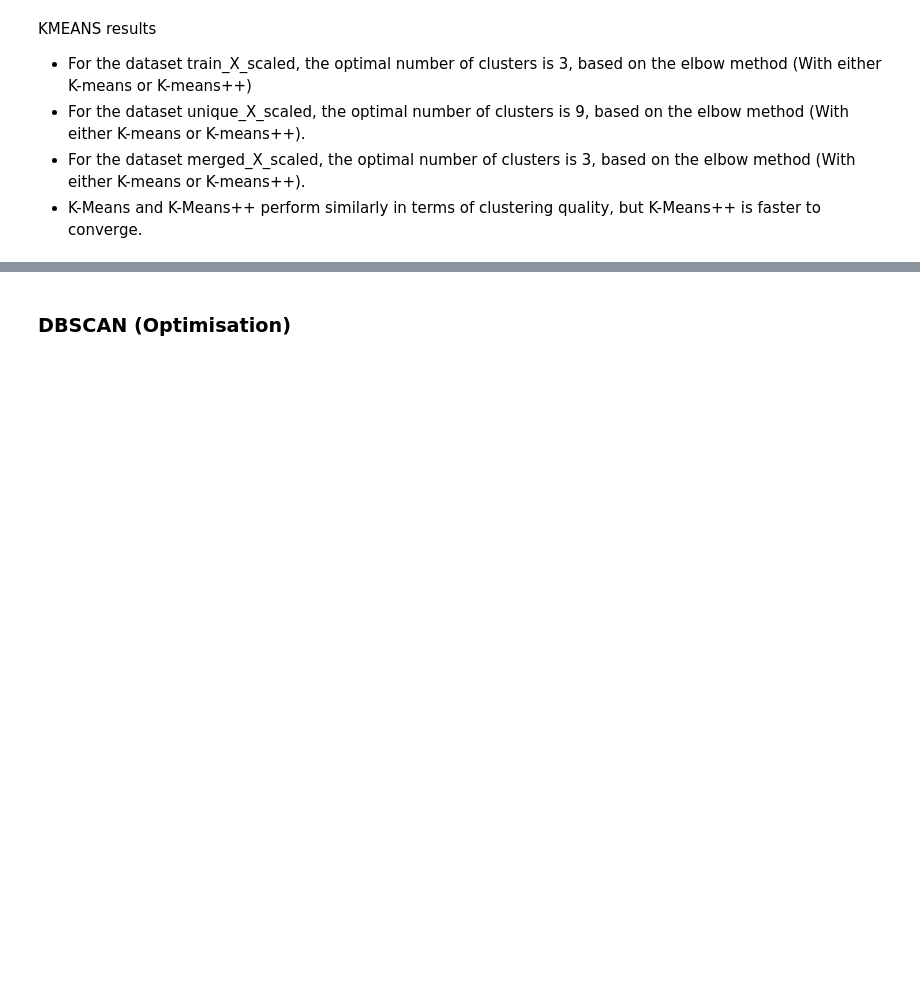
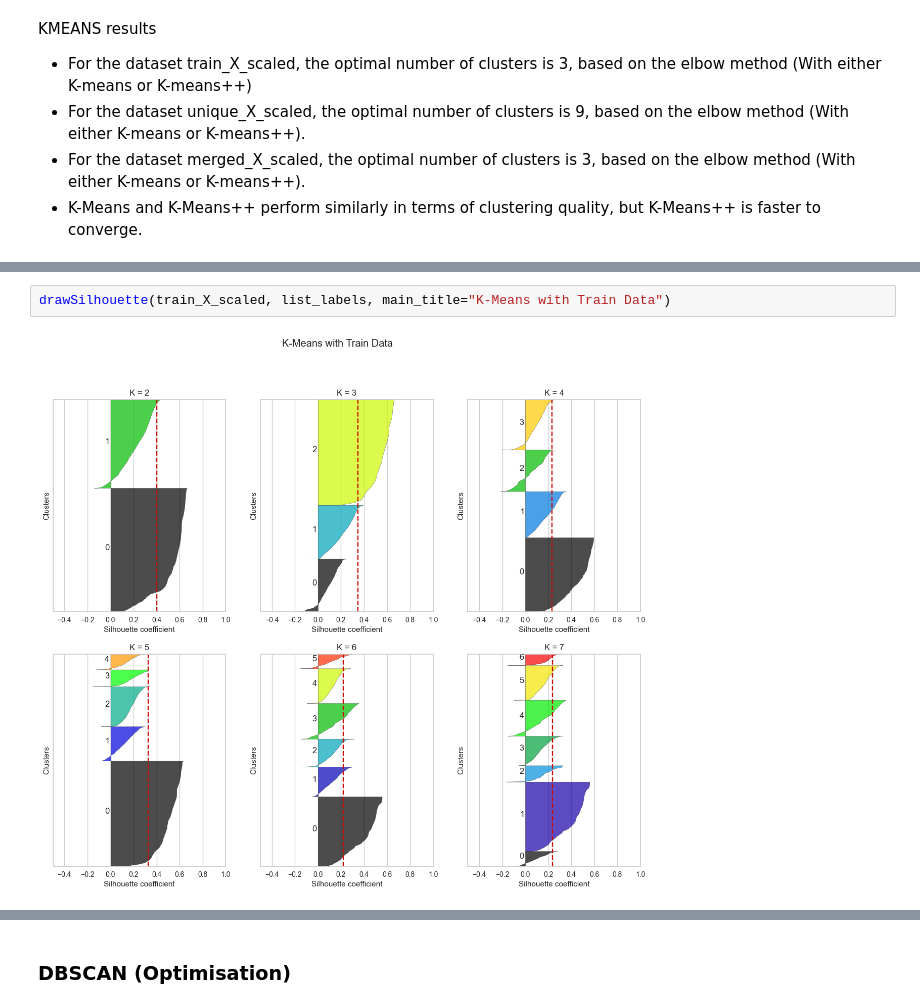
Before and after one commit to AntunesCSR/DM_Group_Project, a Jupyter notebook: HA3/HA3_Marcia.ipynb, the cells around one changed output, grey strips where cells are left out. Cells and saved outputs as stored; diff of their text form; blank space fills up the shorter version.

```diff
--- a/HA3/HA3_Marcia.ipynb
+++ b/HA3/HA3_Marcia.ipynb
@@ -551,0 +749,4 @@ KMEANS results
+# %%
+drawSilhouette(train_X_scaled, list_labels, main_title="K-Means with Train Data")
+# %% [output]
+[figure, added]
```
Also changed, not shown: parts of 21 cells of this notebook.
